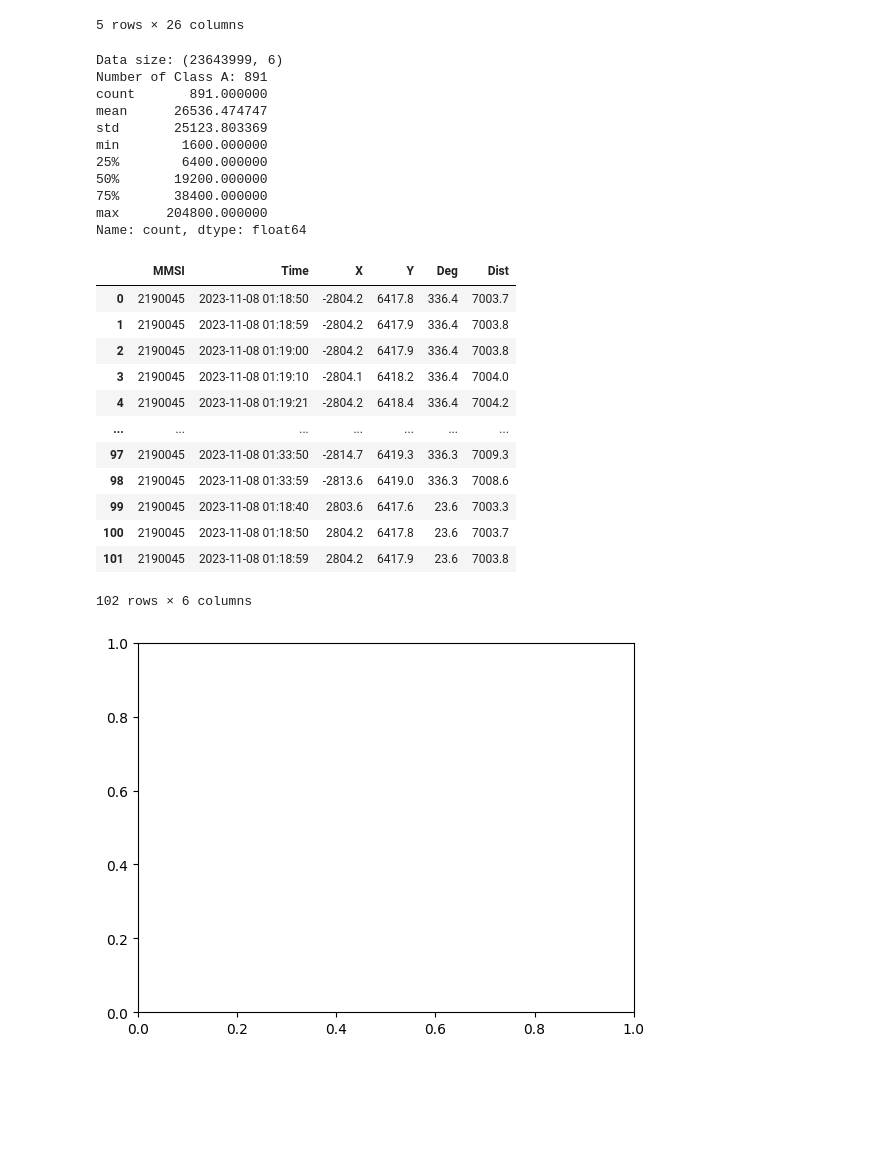
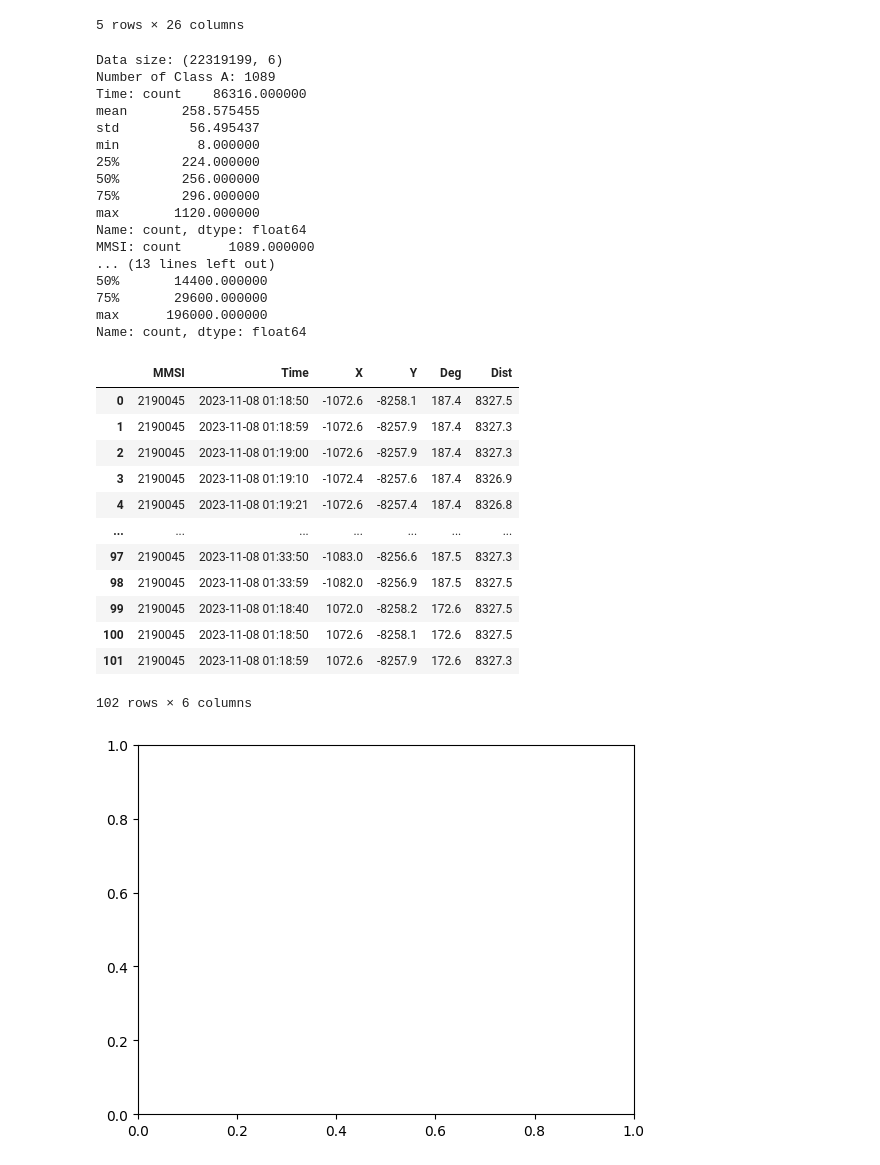
Before and after one commit to SeseRau/py-ma-git, a Jupyter notebook: notebooks/DataTest.ipynb, the cells around one changed output. Cells and saved outputs as stored; diff of their text form; code cells hidden in the pictures; blank space fills up the shorter version.

```diff
--- a/notebooks/DataTest.ipynb
+++ b/notebooks/DataTest.ipynb
@@ -421,9 +431,13 @@ from matplotlib import pyplot as plt
 
 #filename = "aisTestFile_500k_kkn"
 #filename = "aisdk-2023-11-11_266288000_s_1_kknknown = 9_Step2b"
-filename1 = "aisdk-2023-11-08-s_2_kkn_gnu"
+filename = "aisdk-2023-11-08"
+#filename = "aisdk-2023-11-08-s_2_kkn_gnu"
 #filename2 = "aisdk-2023-11-08-s_2_kkn"
-df = pd.read_csv(f"../workdir/AIS-Files/{filename1}.csv")
+
+folderoutput = f"../workdir/AIS-Images/{filename}_analyse/"
+filename = filename + "_1_kkn_gnu"
+df = pd.read_csv(f"../workdir/AIS-Files/{filename}.csv")
 
 #data =  pd.read_csv(f"../workdir/AIS-KNN-Files/{filename2}.csv", lineterminator='$').values.reshape((-1,100,6))
 #multiindex = pd.MultiIndex.from_product([range(s) for s in data.shape], names=["track", "timeindex", "column"])
@@ -438,11 +452,15 @@ print(f"Number of Class A: {df['MMSI'].nunique()}")
 
 
 #Time
+ddd = df['Time'].value_counts()
+print(f'Time: {ddd.describe()}')
+ddd = []
+
 df['Time'] = df['Time']+3600
 df['Time'] = pd.to_datetime(df['Time'],unit='s')
 
-df['Time'].hist(bins=(df['Time'].nunique()))
-plt.ylabel('Positionen')
+df['Time'].hist(bins=(df['Time'].nunique()), xrot=45)
+plt.ylabel('Positionen/Sekunde')
 plt.xlabel('Zeit')
 #plt.show
 plt.savefig(f"{folderoutput}{filename}_time.png", bbox_inches='tight', dpi=600)
@@ -452,54 +470,64 @@ plt.cla()
 
 
 #MMSI
+ddd = df['MMSI'].value_counts()
+print(f'MMSI: {ddd.describe()}')
+ddd = []
+
 df['MMSI'].hist(bins=(df['MMSI'].nunique()))
 plt.ylabel('Positionen')
 plt.xlabel('Schiffe')
 #plt.show
 plt.savefig(f"{folderoutput}{filename}_mmsi.png", bbox_inches='tight', dpi=600)
 plt.cla()
 
 ddd = df['MMSI'].value_counts()
 
 print(ddd.describe())
 
 #print(f"Number of MMSI: {ddata.describe(include=['MMSI'])}")
 
 #Distances
 
 
 
 #Time of Travel
 
 #Speed
 
 
 df.head(102)
 #data.head(4)
 # %% [output]
-Data size: (23643999, 6)
-Number of Class A: 891
-count       891.000000
-mean      26536.474747
-std       25123.803369
-min        1600.000000
-25%        6400.000000
-50%       19200.000000
-75%       38400.000000
-max      204800.000000
+Data size: (22319199, 6)
+Number of Class A: 1089
+Time: count    86316.000000
+mean       258.575455
+std         56.495437
+min          8.000000
+25%        224.000000
+50%        256.000000
+75%        296.000000
+max       1120.000000
 Name: count, dtype: float64
+MMSI: count      1089.000000
+... (13 lines left out)
+50%       14400.000000
+75%       29600.000000
+max      196000.000000
+Name: count, dtype: float64
 |  | MMSI | Time | X | Y | Deg | Dist |
-| 0 | 2190045 | 2023-11-08 01:18:50 | -2804.2 | 6417.8 | 336.4 | 7003.7 |
-| 1 | 2190045 | 2023-11-08 01:18:59 | -2804.2 | 6417.9 | 336.4 | 7003.8 |
-| 2 | 2190045 | 2023-11-08 01:19:00 | -2804.2 | 6417.9 | 336.4 | 7003.8 |
-| 3 | 2190045 | 2023-11-08 01:19:10 | -2804.1 | 6418.2 | 336.4 | 7004.0 |
-| 4 | 2190045 | 2023-11-08 01:19:21 | -2804.2 | 6418.4 | 336.4 | 7004.2 |
+| 0 | 2190045 | 2023-11-08 01:18:50 | -1072.6 | -8258.1 | 187.4 | 8327.5 |
+| 1 | 2190045 | 2023-11-08 01:18:59 | -1072.6 | -8257.9 | 187.4 | 8327.3 |
+| 2 | 2190045 | 2023-11-08 01:19:00 | -1072.6 | -8257.9 | 187.4 | 8327.3 |
+| 3 | 2190045 | 2023-11-08 01:19:10 | -1072.4 | -8257.6 | 187.4 | 8326.9 |
+| 4 | 2190045 | 2023-11-08 01:19:21 | -1072.6 | -8257.4 | 187.4 | 8326.8 |
 | ... | ... | ... | ... | ... | ... | ... |
-| 97 | 2190045 | 2023-11-08 01:33:50 | -2814.7 | 6419.3 | 336.3 | 7009.3 |
-| 98 | 2190045 | 2023-11-08 01:33:59 | -2813.6 | 6419.0 | 336.3 | 7008.6 |
-| 99 | 2190045 | 2023-11-08 01:18:40 | 2803.6 | 6417.6 | 23.6 | 7003.3 |
-| 100 | 2190045 | 2023-11-08 01:18:50 | 2804.2 | 6417.8 | 23.6 | 7003.7 |
-| 101 | 2190045 | 2023-11-08 01:18:59 | 2804.2 | 6417.9 | 23.6 | 7003.8 |
+| 97 | 2190045 | 2023-11-08 01:33:50 | -1083.0 | -8256.6 | 187.5 | 8327.3 |
+| 98 | 2190045 | 2023-11-08 01:33:59 | -1082.0 | -8256.9 | 187.5 | 8327.5 |
+| 99 | 2190045 | 2023-11-08 01:18:40 | 1072.0 | -8258.2 | 172.6 | 8327.5 |
+| 100 | 2190045 | 2023-11-08 01:18:50 | 1072.6 | -8258.1 | 172.6 | 8327.5 |
+| 101 | 2190045 | 2023-11-08 01:18:59 | 1072.6 | -8257.9 | 172.6 | 8327.3 |
 102 rows × 6 columns
 [figure]
 # %%
```
Also changed, not shown: parts of 5 cells of this notebook, 1 other file.
